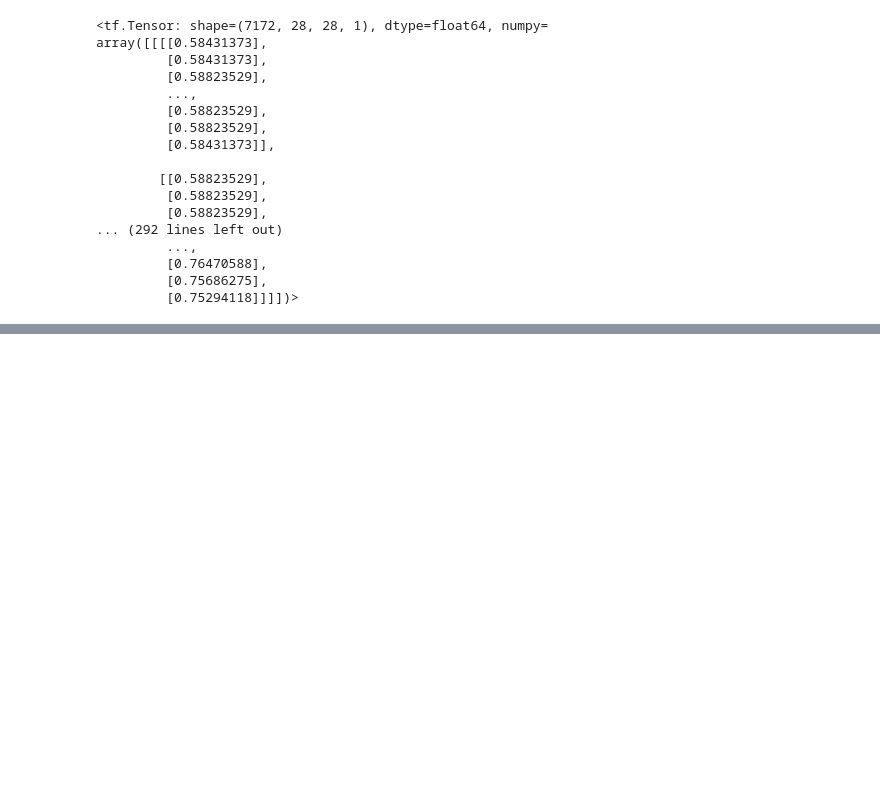
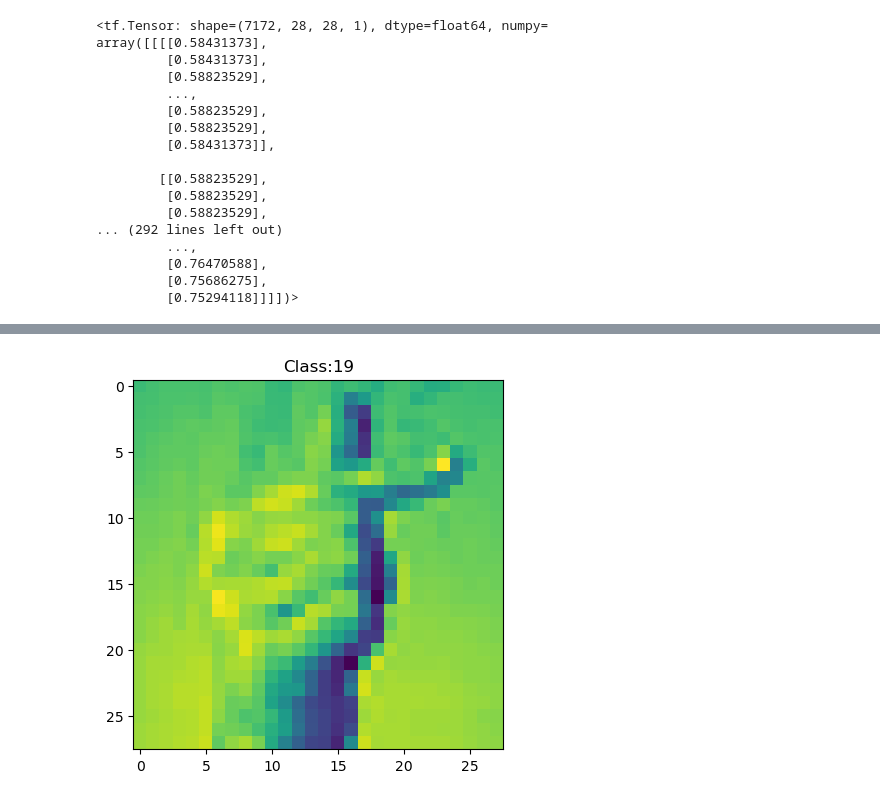
Before and after one commit to NabiChan/MNIST-Hand-signs-language, a Jupyter notebook: Sign Language.ipynb, the cells around one changed output, grey strips where cells are left out. Drawn from its saved outputs; the diff is of its cells as text; code cells hidden in the pictures; blank space fills up the shorter version.

```diff
--- a/Sign Language.ipynb
+++ b/Sign Language.ipynb
@@ -144,0 +274,3 @@ cmp.plot(ax=ax)
+# %%
+show_randomresult_img(balerinacapuchina,Alexnet)
+# %% [output]
@@ -144,0 +278 @@ cmp.plot(ax=ax)
+[figure, added]
```
Also changed, not shown: parts of 12 cells of this notebook.
